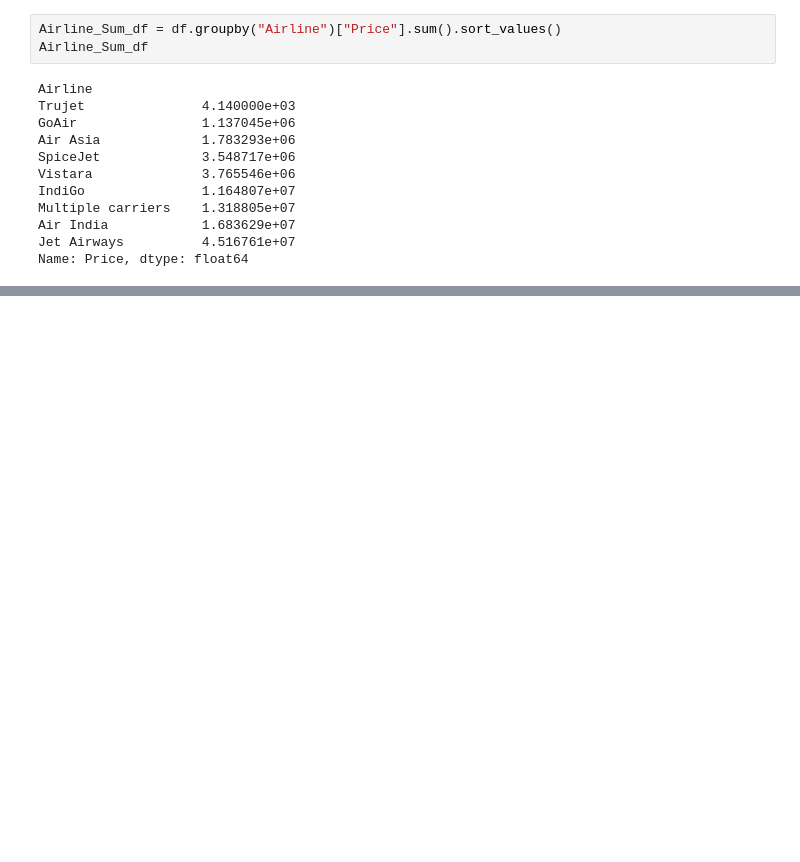
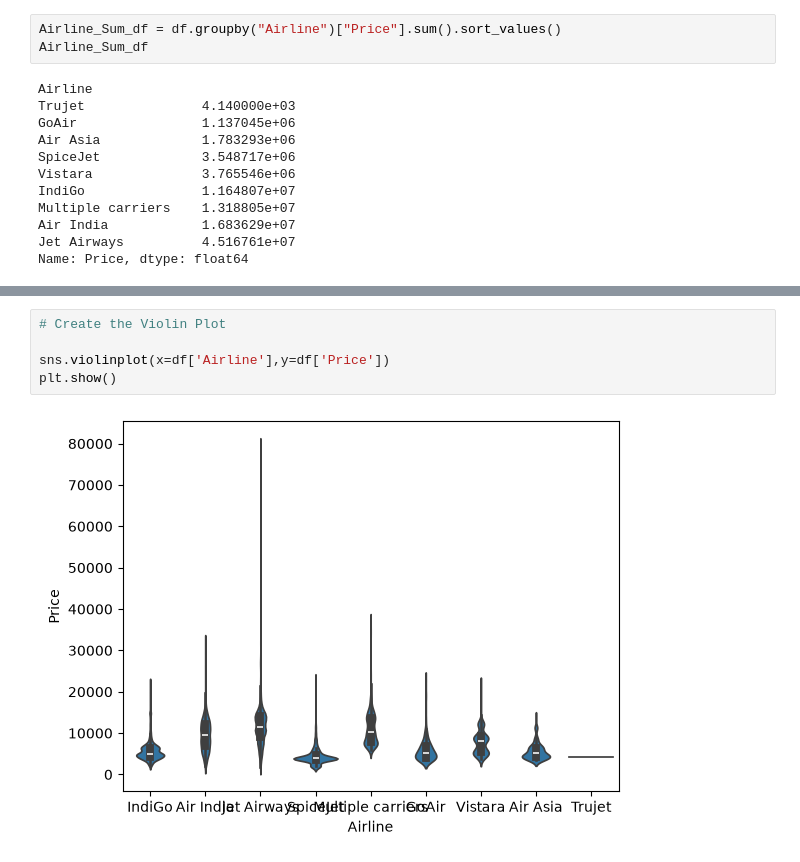
Before and after one commit to SHIVRAJSHINDE/Ethans, a Jupyter notebook: 17 18 20/DataAna/Data_Ana_Airline/project_01.ipynb, the cells around one changed output, grey strips where cells are left out. Cells and saved outputs as stored; diff of their text form; blank space fills up the shorter version.

```diff
--- a/17 18 20/DataAna/Data_Ana_Airline/project_01.ipynb
+++ b/17 18 20/DataAna/Data_Ana_Airline/project_01.ipynb
@@ -323,0 +362,7 @@ Name: count, dtype: int64
+# %%
+# Create the Violin Plot
+
+sns.violinplot(x=df['Airline'],y=df['Price'])
+plt.show()
+# %% [output]
+[figure, added]
```
Also changed, not shown: parts of 17 cells of this notebook, 21 other files.
